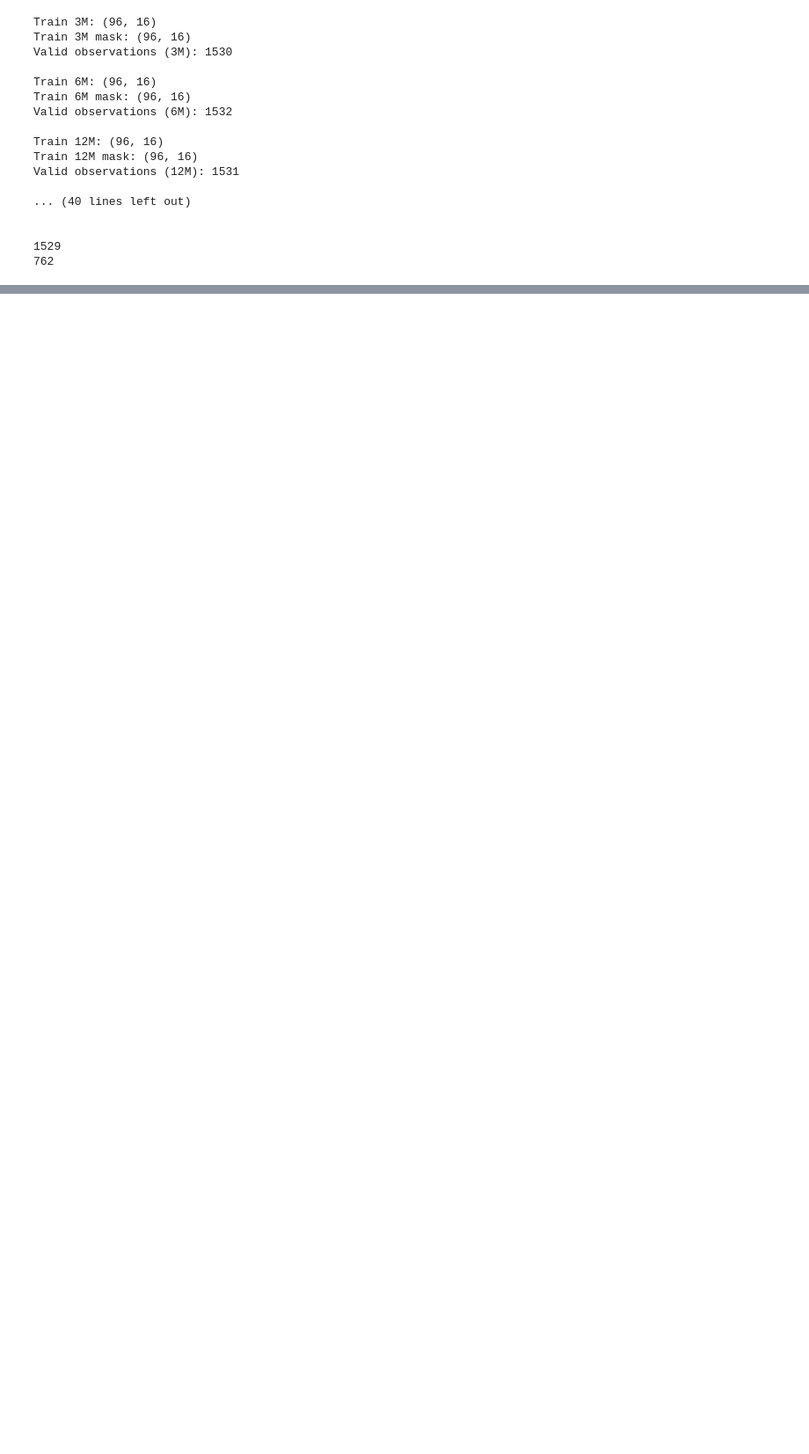
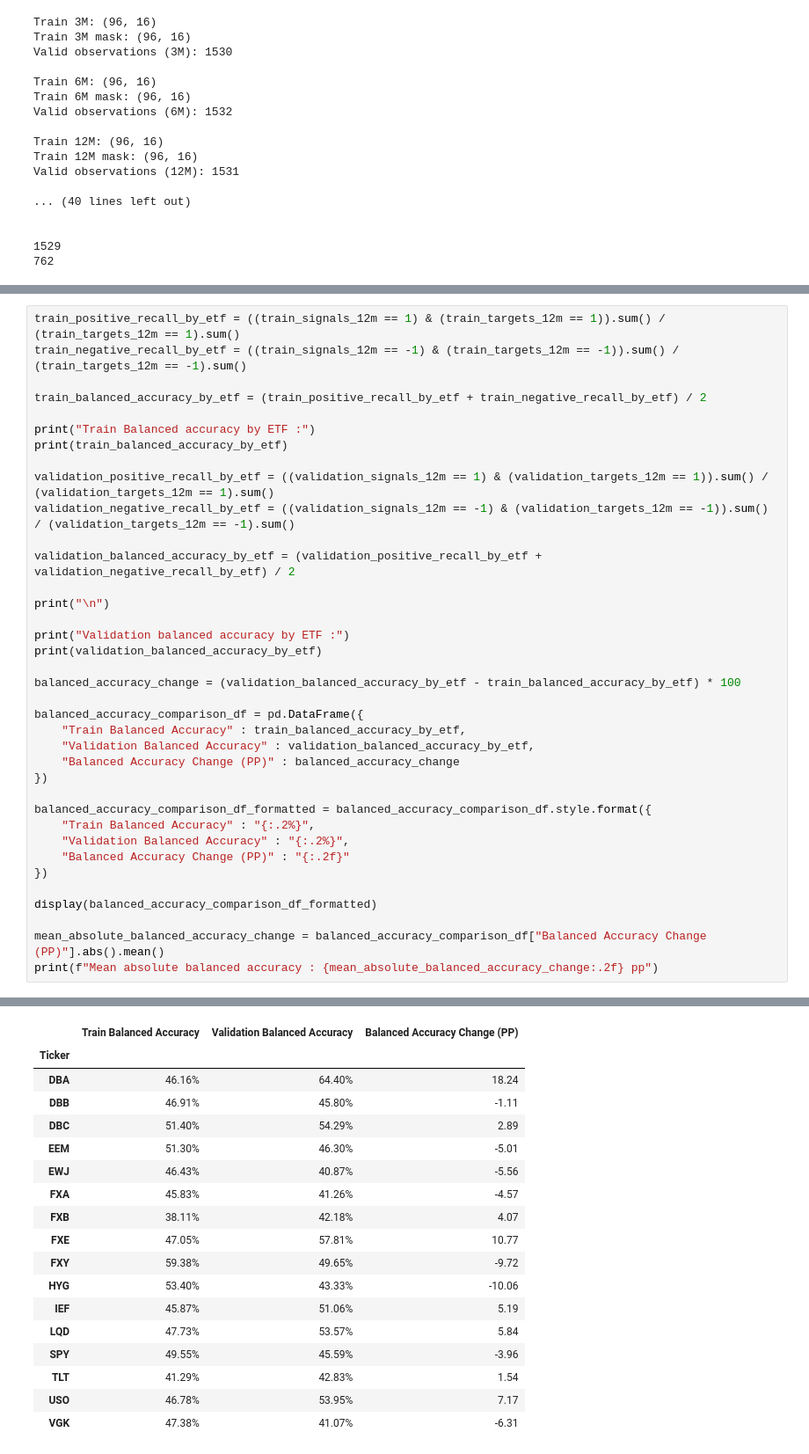
Before and after one commit to KenaelMartini/time-series-momentum-research, a Jupyter notebook: notebooks/3C_03_cross_asset_lookback_robustness.ipynb, the cells around one changed output, grey strips where cells are left out. Shown at 88% size. Cells and saved outputs as stored; diff of their text form; blank space fills up the shorter version.

```diff
--- a/notebooks/3C_03_cross_asset_lookback_robustness.ipynb
+++ b/notebooks/3C_03_cross_asset_lookback_robustness.ipynb
@@ -211,0 +525,38 @@ Compare Train and Validation results to identify cross-asset dispersion and pote
+# %%
+train_positive_recall_by_etf = ((train_signals_12m == 1) & (train_targets_12m == 1)).sum() / (train_targets_12m == 1).sum()
+train_negative_recall_by_etf = ((train_signals_12m == -1) & (train_targets_12m == -1)).sum() / (train_targets_12m == -1).sum()
+
+train_balanced_accuracy_by_etf = (train_positive_recall_by_etf + train_negative_recall_by_etf) / 2
+
+print("Train Balanced accuracy by ETF :")
+print(train_balanced_accuracy_by_etf)
+
+validation_positive_recall_by_etf = ((validation_signals_12m == 1) & (validation_targets_12m == 1)).sum() / (validation_targets_12m == 1).sum()
+validation_negative_recall_by_etf = ((validation_signals_12m == -1) & (validation_targets_12m == -1)).sum() / (validation_targets_12m == -1).sum()
+
+validation_balanced_accuracy_by_etf = (validation_positive_recall_by_etf + validation_negative_recall_by_etf) / 2
+
+print("\n")
+
+print("Validation balanced accuracy by ETF :")
+print(validation_balanced_accuracy_by_etf)
+
+balanced_accuracy_change = (validation_balanced_accuracy_by_etf - train_balanced_accuracy_by_etf) * 100
+
+balanced_accuracy_comparison_df = pd.DataFrame({
+    "Train Balanced Accuracy" : train_balanced_accuracy_by_etf,
+    "Validation Balanced Accuracy" : validation_balanced_accuracy_by_etf,
+    "Balanced Accuracy Change (PP)" : balanced_accuracy_change
+})
+
+balanced_accuracy_comparison_df_formatted = balanced_accuracy_comparison_df.style.format({
+    "Train Balanced Accuracy" : "{:.2%}",
+    "Validation Balanced Accuracy" : "{:.2%}",
+    "Balanced Accuracy Change (PP)" : "{:.2f}"
+})
+
+display(balanced_accuracy_comparison_df_formatted)
+
+mean_absolute_balanced_accuracy_change = balanced_accuracy_comparison_df["Balanced Accuracy Change (PP)"].abs().mean()
+print(f"Mean absolute balanced accuracy : {mean_absolute_balanced_accuracy_change:.2f} pp")
+# %% [output]
@@ -211,0 +580,18 @@ Compare Train and Validation results to identify cross-asset dispersion and pote
+|  | Train Balanced Accuracy | Validation Balanced Accuracy | Balanced Accuracy Change (PP) |
+| Ticker |  |  |  |
+| DBA | 46.16% | 64.40% | 18.24 |
+| DBB | 46.91% | 45.80% | -1.11 |
+| DBC | 51.40% | 54.29% | 2.89 |
+| EEM | 51.30% | 46.30% | -5.01 |
+| EWJ | 46.43% | 40.87% | -5.56 |
+| FXA | 45.83% | 41.26% | -4.57 |
+| FXB | 38.11% | 42.18% | 4.07 |
+| FXE | 47.05% | 57.81% | 10.77 |
+| FXY | 59.38% | 49.65% | -9.72 |
+| HYG | 53.40% | 43.33% | -10.06 |
+| IEF | 45.87% | 51.06% | 5.19 |
+| LQD | 47.73% | 53.57% | 5.84 |
+| SPY | 49.55% | 45.59% | -3.96 |
+| TLT | 41.29% | 42.83% | 1.54 |
+| USO | 46.78% | 53.95% | 7.17 |
+| VGK | 47.38% | 41.07% | -6.31 |
```
Also changed, not shown: parts of 10 cells of this notebook.
